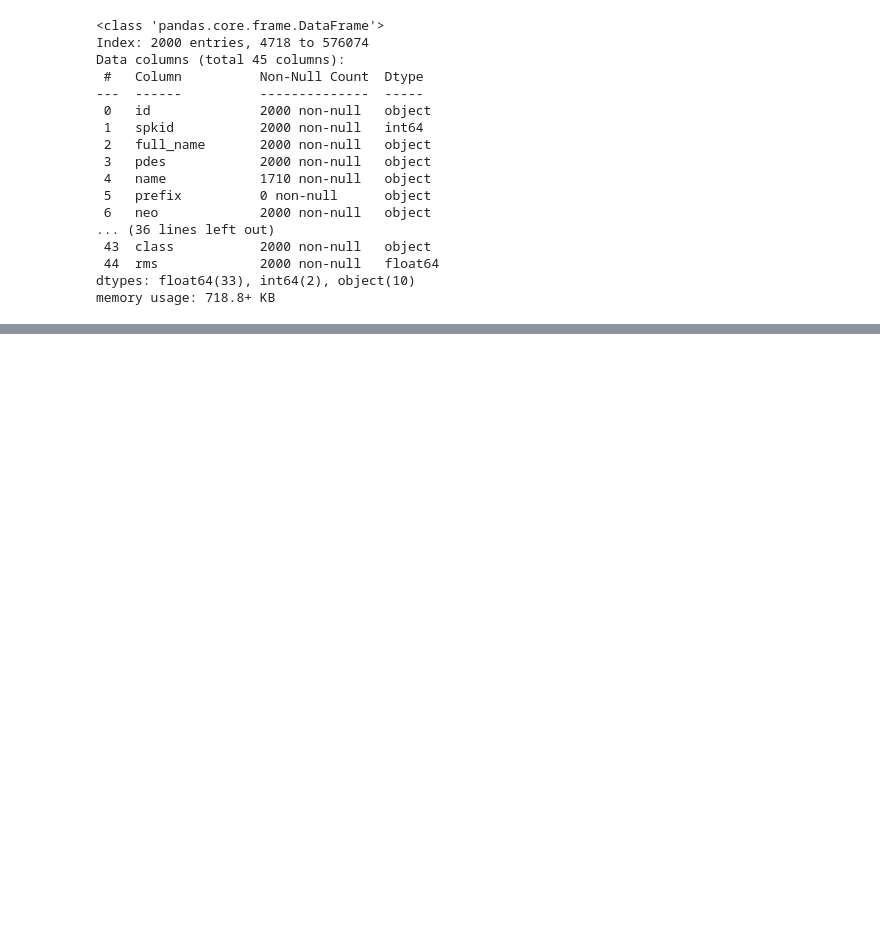
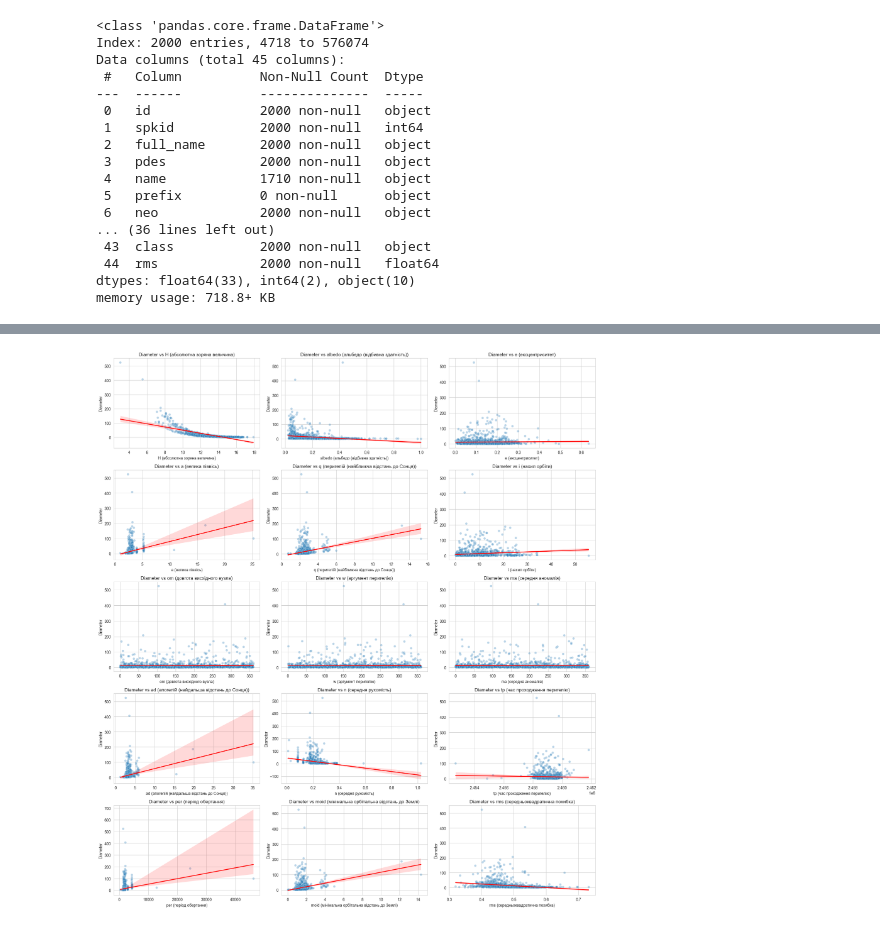
Before and after one commit to MykhailoMatsyshyn/asteroid-size-prediction, a Jupyter notebook: src/1_DataAnalysis.ipynb, the cells around one changed output, grey strips where cells are left out. Cells and saved outputs as stored; diff of their text form; code cells hidden in the pictures; blank space fills up the shorter version.

```diff
--- a/src/1_DataAnalysis.ipynb
+++ b/src/1_DataAnalysis.ipynb
@@ -236,0 +388,35 @@ memory usage: 718.8+ KB
+# %%
+
+# Словник з характеристиками та їхніми описами українською
+regression_features = {
+    'H': 'абсолютна зоряна величина',
+    'albedo': 'альбедо (відбивна здатність)',
+    'e': 'ексцентриситет',
+    'a': 'велика піввісь',
+    'q': 'перигелій (найближча відстань до Сонця)',
+    'i': 'нахил орбіти',
+    'om': 'довгота висхідного вузла',
+    'w': 'аргумент перигелію',
+    'ma': 'середня аномалія',
+    'ad': 'апогелій (найдальша відстань до Сонця)',
+    'n': 'середня рухомість',
+    'tp': 'час проходження перигелію',
+    'per': 'період обертання',
+    'moid': 'мінімальна орбітальна відстань до Землі',
+    'rms': 'середньоквадратична похибка'
+}
+
+# Налаштування розміру фігури
+plt.figure(figsize=(18, 20))
+for i, (feature, description) in enumerate(regression_features.items(), 1):
+    plt.subplot(5, 3, i)
+    sns.scatterplot(data=df, x=feature, y='diameter', alpha=0.3)
+    sns.regplot(data=df, x=feature, y='diameter', scatter=False, color='red', line_kws={"linewidth": 2})
+    plt.title(f'Diameter vs {feature} ({description})')
+    plt.xlabel(f'{feature} ({description})')
+    plt.ylabel('Diameter')
+
+plt.tight_layout()
+plt.show()
+# %% [output]
+[figure, added]
```
Also changed, not shown: parts of 22 cells of this notebook.
